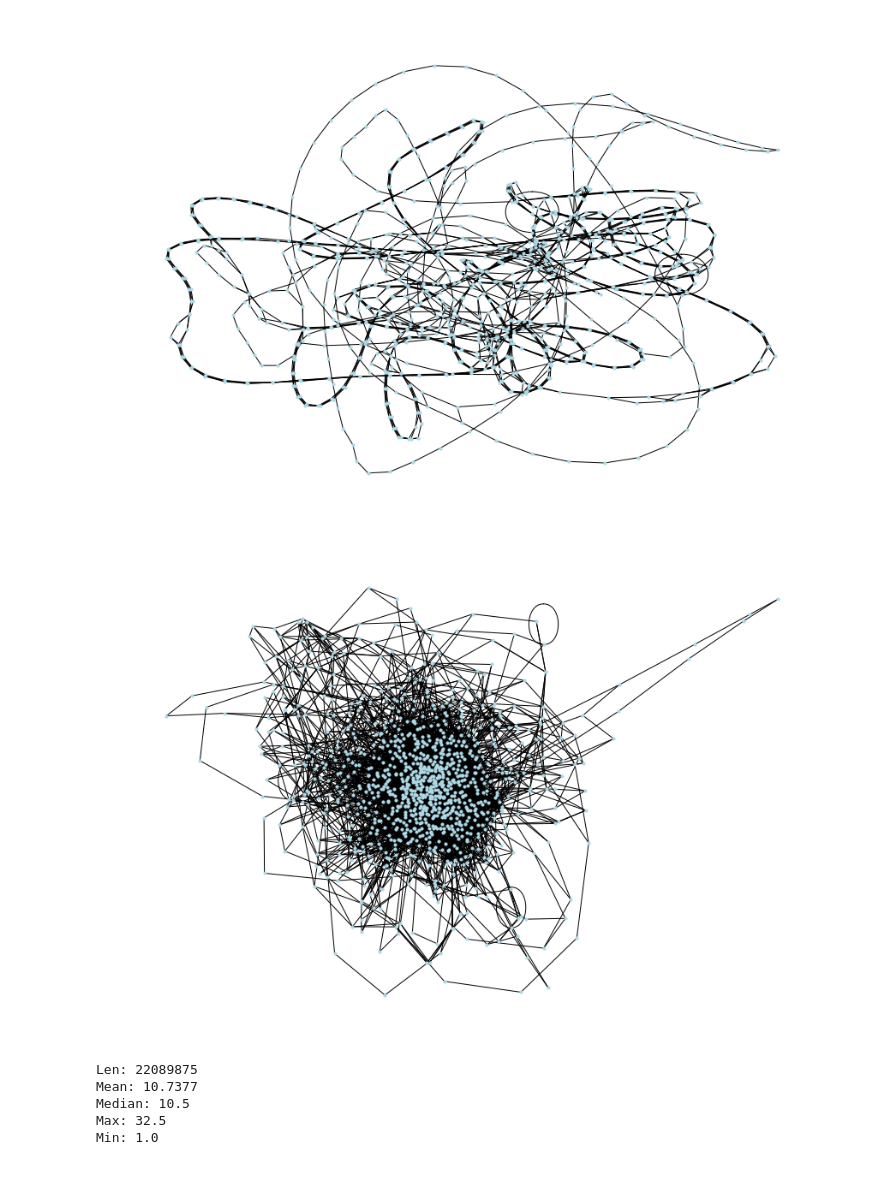
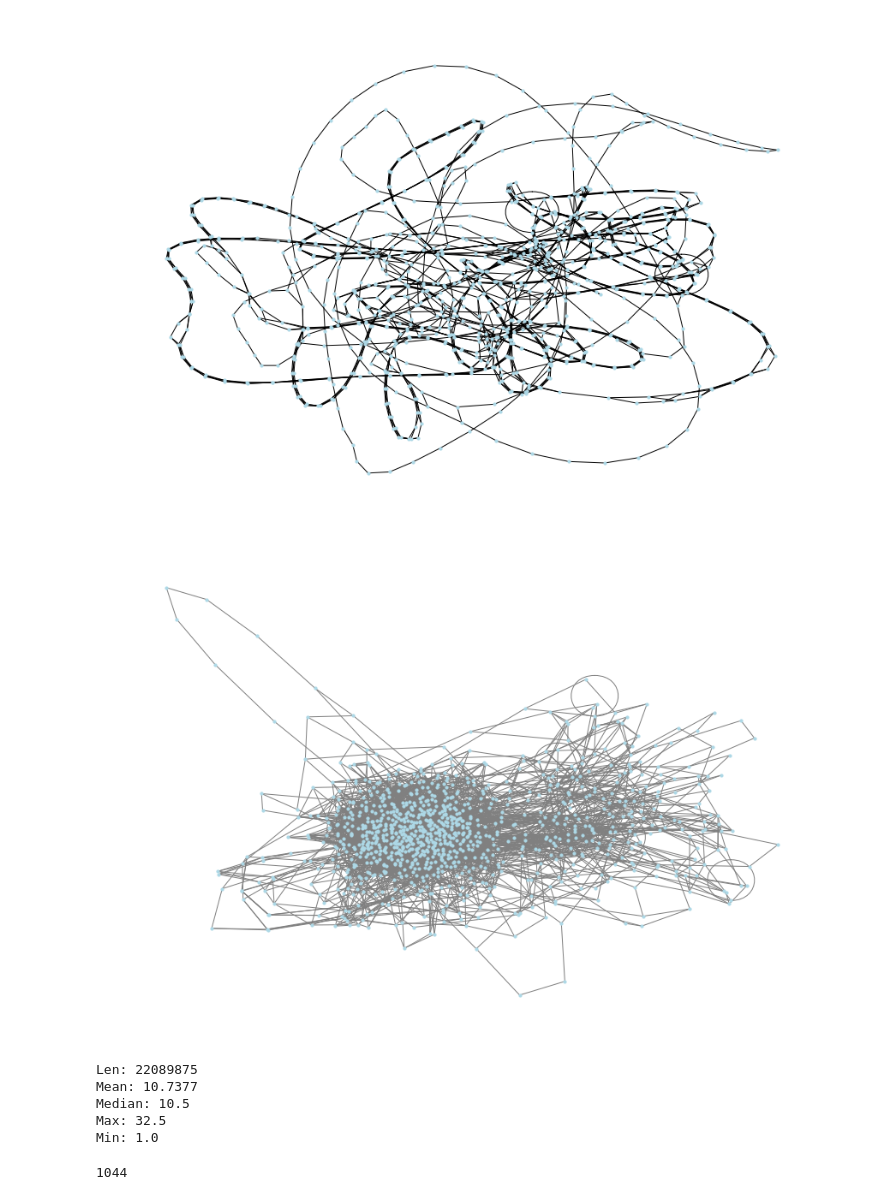
Before and after one commit to Cyrlyo/Alcohol_Students, a Jupyter notebook: StudentAlcool_dev.ipynb, the cells around one changed output. Cells and saved outputs as stored; diff of their text form; code cells hidden in the pictures.

Commit message:
Add community detection & new graphs

```diff
--- a/StudentAlcool_dev.ipynb
+++ b/StudentAlcool_dev.ipynb
@@ -195,24 +185,0 @@ for vec in range(1, data_vec.shape[0]):
-# %%
-plt.figure(figsize=(12, 8))
-graph_options = {
-    'node_color': 'lightblue',
-    'node_size' : 10,
-    "edge_color": 'black'
-}
-
-nx.draw(G, **graph_options)
-plt.show()
-# %% [output]
-[figure, removed]
-# %%
-print(f"Len: {len(list_of_scores)}")
-print(f"Mean: {round(np.mean(list_of_scores), 4)}")
-print(f"Median: {np.median(list_of_scores)}")
-print(f"Max: {np.max(list_of_scores)}")
-print(f"Min: {np.min(list_of_scores)}")
-# %% [output]
-Len: 22089875
-Mean: 10.7377
-Median: 10.5
-Max: 32.5
-Min: 1.0
@@ -218,0 +205,29 @@ Min: 1.0
+# %%
+plt.figure(figsize=(12, 8))
+graph_options = {
+    'node_color': 'lightblue',
+    'node_size' : 10,
+    "edge_color": 'grey'
+}
+
+nx.draw(G, **graph_options, label=True)
+plt.show()
+# %% [output]
+[figure, added]
+# %%
+print(f"Len: {len(list_of_scores)}")
+print(f"Mean: {round(np.mean(list_of_scores), 4)}")
+print(f"Median: {np.median(list_of_scores)}")
+print(f"Max: {np.max(list_of_scores)}")
+print(f"Min: {np.min(list_of_scores)}")
+# %% [output]
+Len: 22089875
+Mean: 10.7377
+Median: 10.5
+Max: 32.5
+Min: 1.0
+# %%
+partition = community_louvain.best_partition(G)
+len(partition)
+# %% [output]
+1044
```
Also changed, not shown: parts of 5 cells of this notebook.
